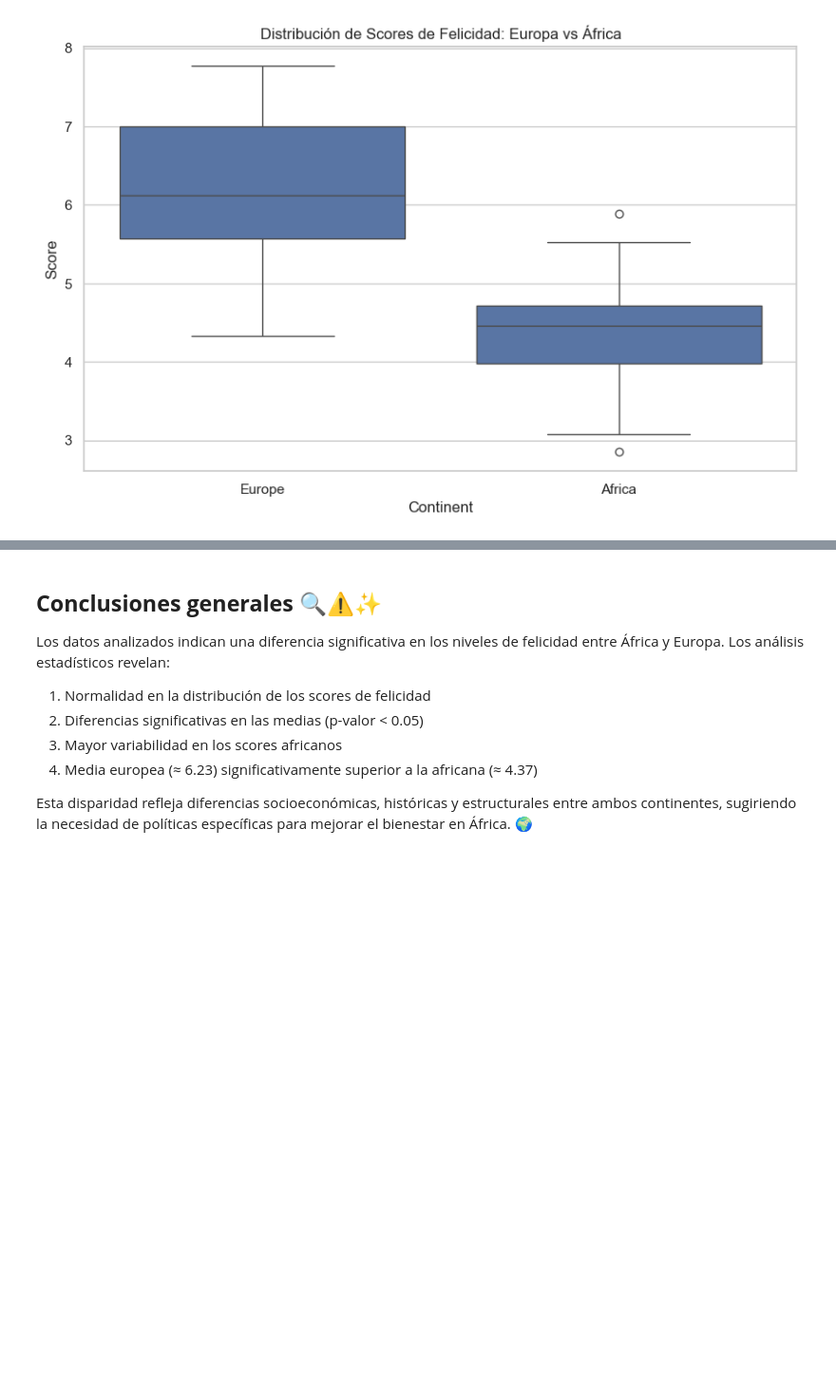
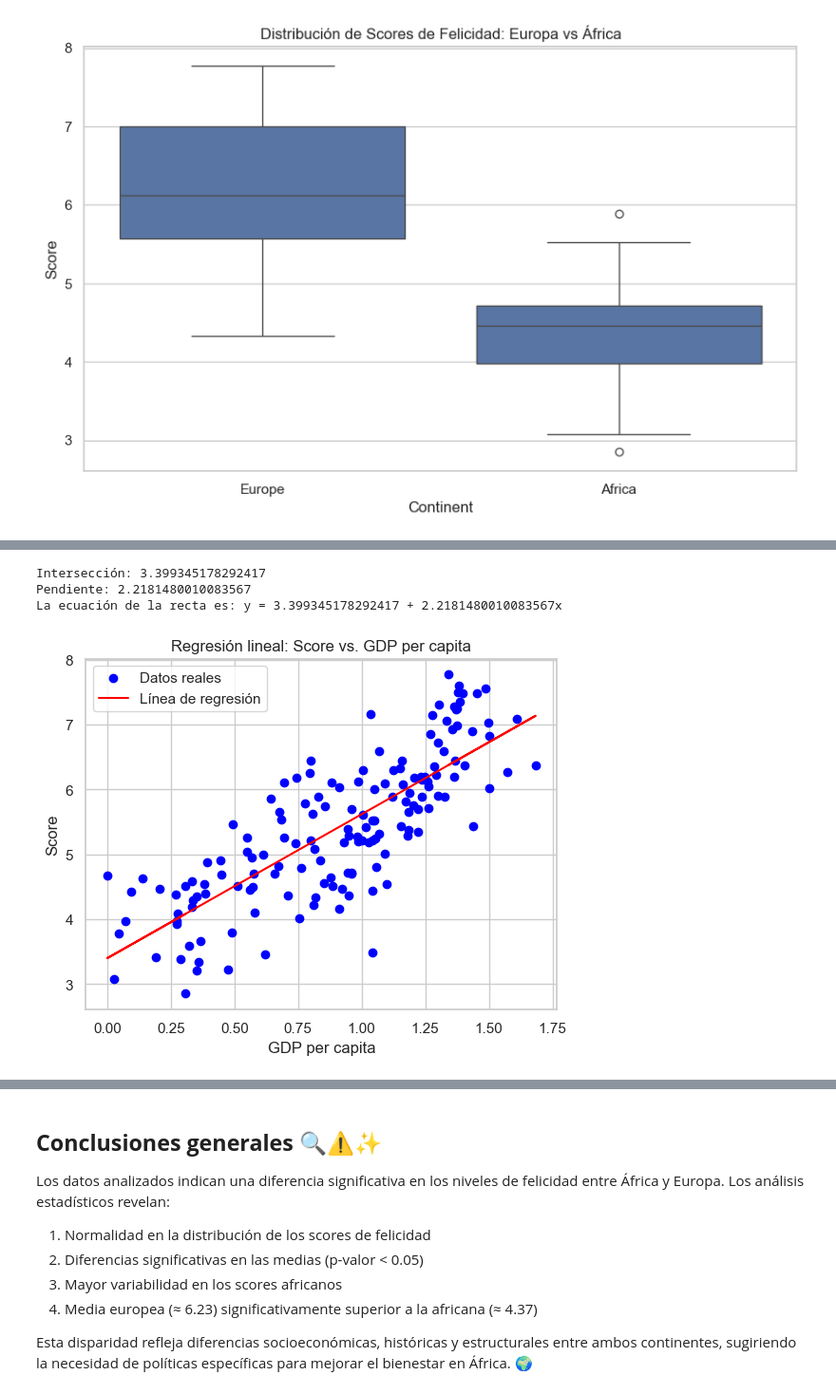
Before and after one commit to Javi111003/Happinness-World-Ranking-Stats, a Jupyter notebook: main.ipynb, the cells around one changed output, grey strips where cells are left out. Shown at 95% size. Drawn from its saved outputs; the diff is of its cells as text; code cells hidden in the pictures; blank space fills up the shorter version.

Commit message:
Agregados los analisis de regresion lineal simple y regresion lineal multiple, falta la interpretacion en algunos lugares

```diff
--- a/main.ipynb
+++ b/main.ipynb
@@ -738,0 +729,31 @@ plt.show()
+# %%
+#Hagamos un ejemplo con el Score y el PGB per Capita
+x = df[['GDP per capita']]
+y = df['Score']
+
+#Preparando el modelo
+model = LinearRegression()
+model.fit(x, y)
+
+#Obtener del intercepto y la pendiente
+intercept = model.intercept_
+slope = model.coef_[0]
+
+print(f"Intersección: {intercept}")
+print(f"Pendiente: {slope}")
+print(f"La ecuación de la recta es: y = {intercept} + {slope}x")
+
+y_pred = model.predict(x)
+
+plt.scatter(x, y, color='blue', label='Datos reales')
+plt.plot(x, y_pred, color='red', label='Línea de regresión')
+plt.xlabel('GDP per capita')
+plt.ylabel('Score')
+plt.title('Regresión lineal: Score vs. GDP per capita')
+plt.legend()
+plt.show()
+# %% [output]
+Intersección: 3.399345178292417
+Pendiente: 2.2181480010083567
+La ecuación de la recta es: y = 3.399345178292417 + 2.2181480010083567x
+[figure, added]
```
Also changed, not shown: parts of 10 cells of this notebook.
